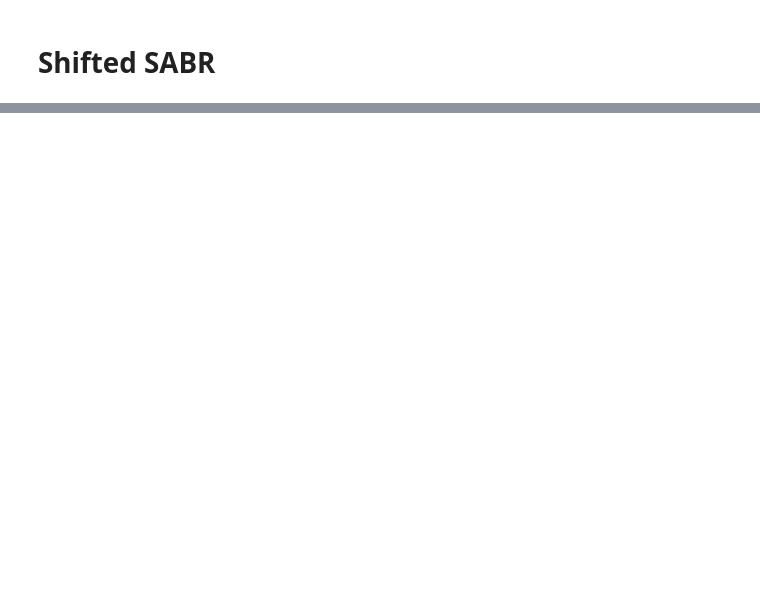
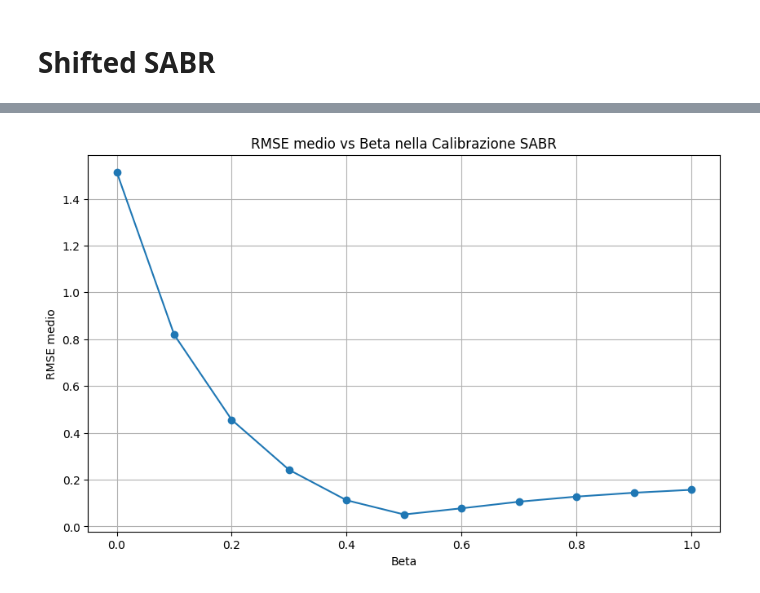
Before and after one commit to LucaBia/prodotti_derivati, a Jupyter notebook: SABR.ipynb, the cells around one changed output, grey strips where cells are left out. Cells and saved outputs as stored; diff of their text form; code cells hidden in the pictures; blank space fills up the shorter version.

```diff
--- a/SABR.ipynb
+++ b/SABR.ipynb
@@ -28,0 +11,2 @@ volcube_data.head()
+# %%
+filename_in = './IRM-MarketData31Oct2019.xlsx'
@@ -74,0 +313,10 @@ def shifted_sabr_volatility(F, K, T, alpha, beta, rho, nu, shift):
+# %%
+for i, exp in enumerate(expiry):
+    plt.figure(figsize=(10, 6))
+    plt.plot(strikes_t[i], vola_surf[i], 'o', label='Mercato')
+    plt.plot(strikes_t[i], calib_surf[i], 'x', label='Modello SABR Calibrato')
+    plt.title(f'Confronto Volatilità di Mercato vs Modello SABR Calibrato per la Scadenza {exp}')
+    plt.xlabel('Strike')
+    plt.ylabel('Volatilità')
+    plt.legend()
+    plt.show()
@@ -74,0 +592,11 @@ def shifted_sabr_volatility(F, K, T, alpha, beta, rho, nu, shift):
+# %%
+# Grafico RMSE medio vs Beta
+plt.figure(figsize=(10, 6))
+plt.plot(beta_tests, rmse_results, marker='o')
+plt.title('RMSE medio vs Beta nella Calibrazione SABR')
+plt.xlabel('Beta')
+plt.ylabel('RMSE medio')
+plt.grid(True)
+plt.show()
+# %% [output]
+[figure, added]
```
Also changed, not shown: parts of 52 cells of this notebook, 2 other files.
